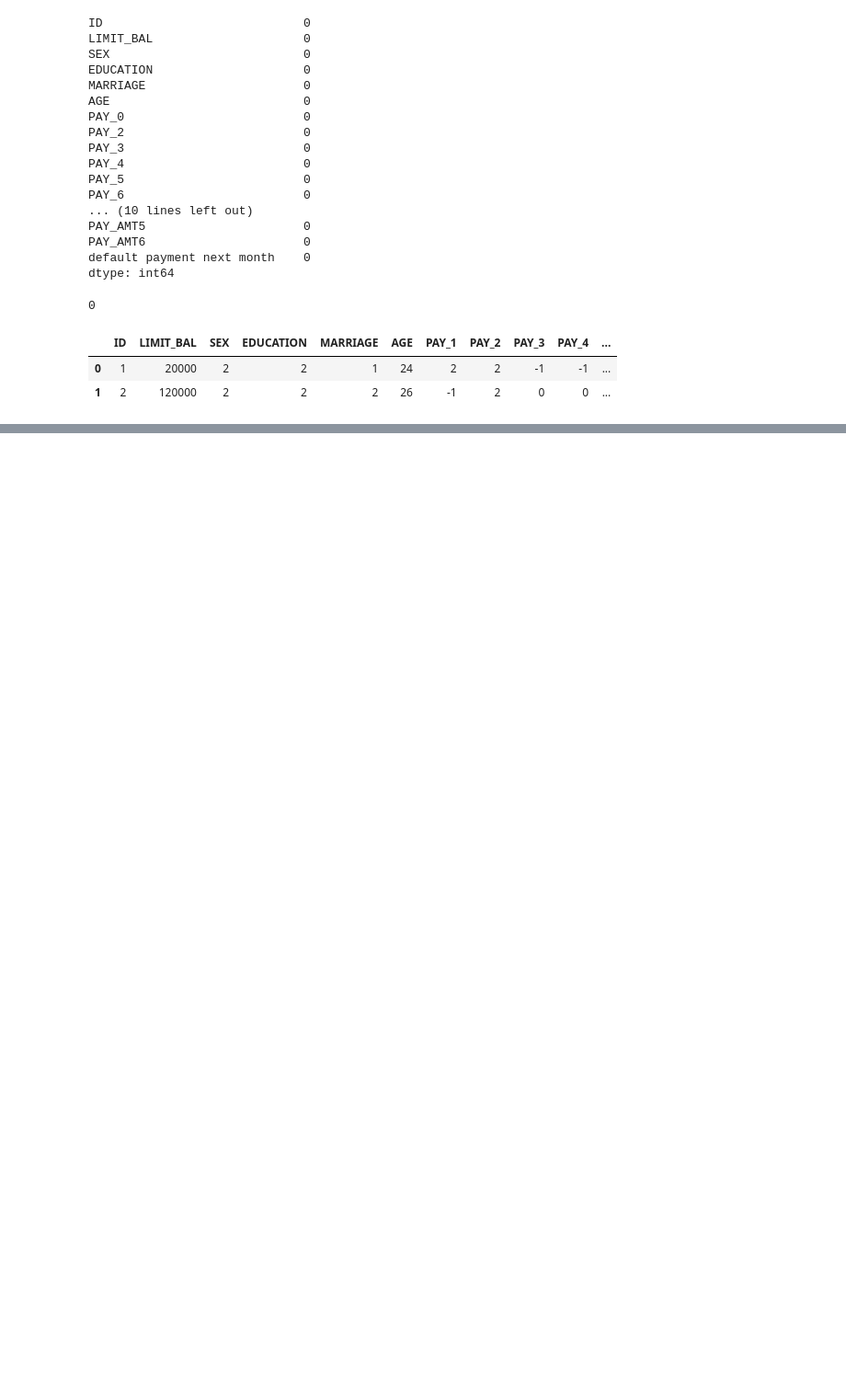
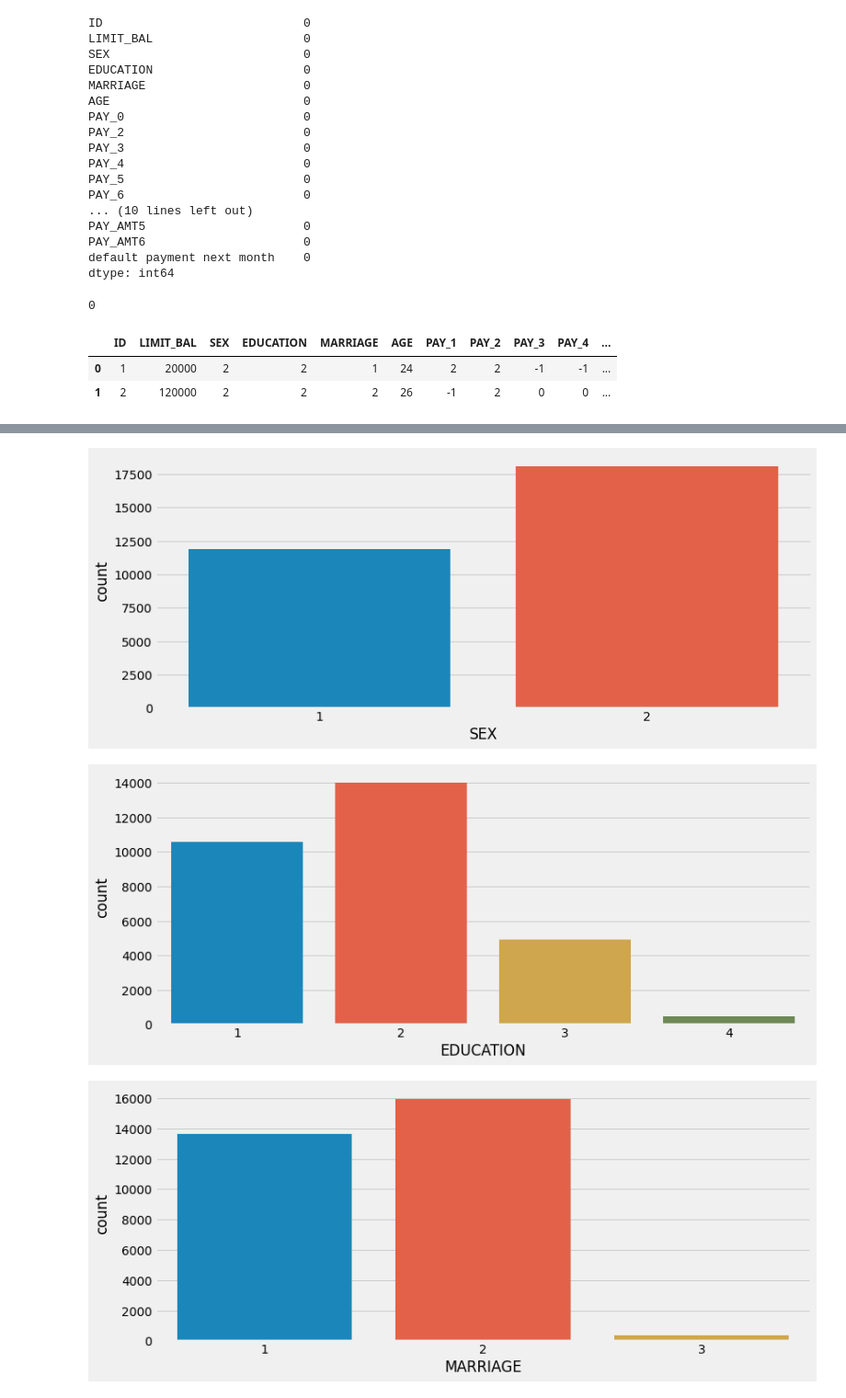
Before and after one commit to Anupam8858/Credit-Card-Default-Prediction, a Jupyter notebook: Credit_Card_Default_Prediction_Capstone_Project.ipynb, the cells around one changed output, grey strips where cells are left out. Shown at 92% size. Drawn from its saved outputs; the diff is of its cells as text; code cells hidden in the pictures; blank space fills up the shorter version.

```diff
--- a/Credit_Card_Default_Prediction_Capstone_Project.ipynb
+++ b/Credit_Card_Default_Prediction_Capstone_Project.ipynb
@@ -159,0 +188,7 @@ dataset.head(2)
+# %%
+# Creating a list of categorical independent variable
+independent_variable = ['SEX', 'EDUCATION', 'MARRIAGE', 'AGE']
+# %%
+# Value counts of the variable "independent_variable"
+for col in independent_variable:
+  print(dataset[col].value_counts())
@@ -159,0 +213,4 @@ dataset.head(2)
+# %%
+# Replacing the value as according to feature description
+dataset["EDUCATION"] = dataset["EDUCATION"].replace({0:4,5:4,6:4})
+dataset["MARRIAGE"] = dataset["MARRIAGE"].replace({0:3})
@@ -159,0 +231,9 @@ dataset.head(2)
+# %%
+# Plotting the countplot graph for "independent_variable"
+for col in independent_variable:
+  plt.figure(figsize=(12, 5))
+  sns.countplot(x = col, data= dataset)
+# %% [output]
+[figure, added]
+[figure, added]
+[figure, added]
```
Also changed, not shown: parts of 8 cells of this notebook.
